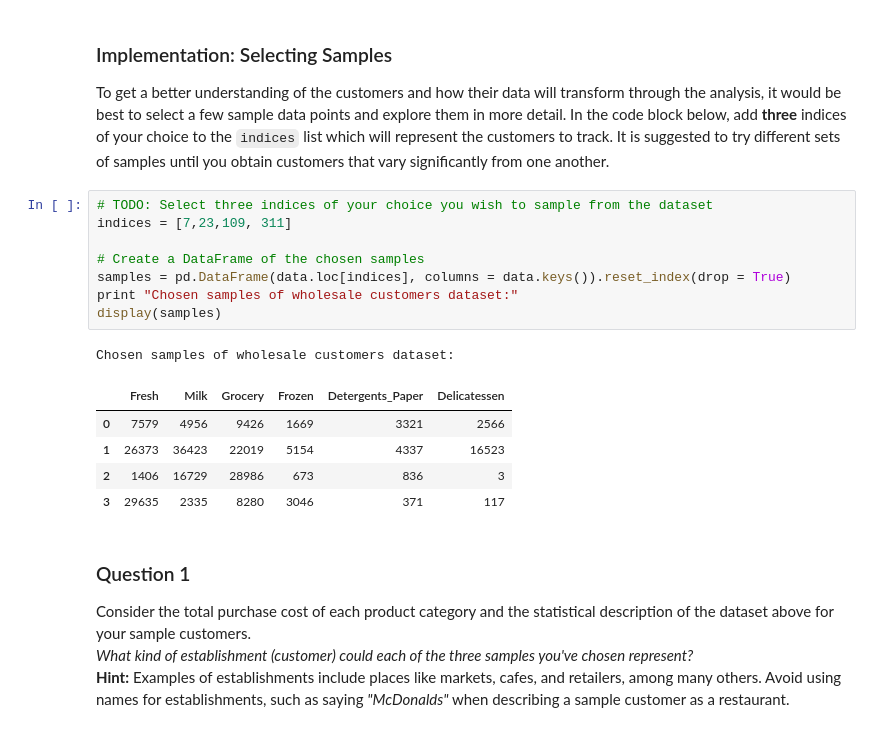
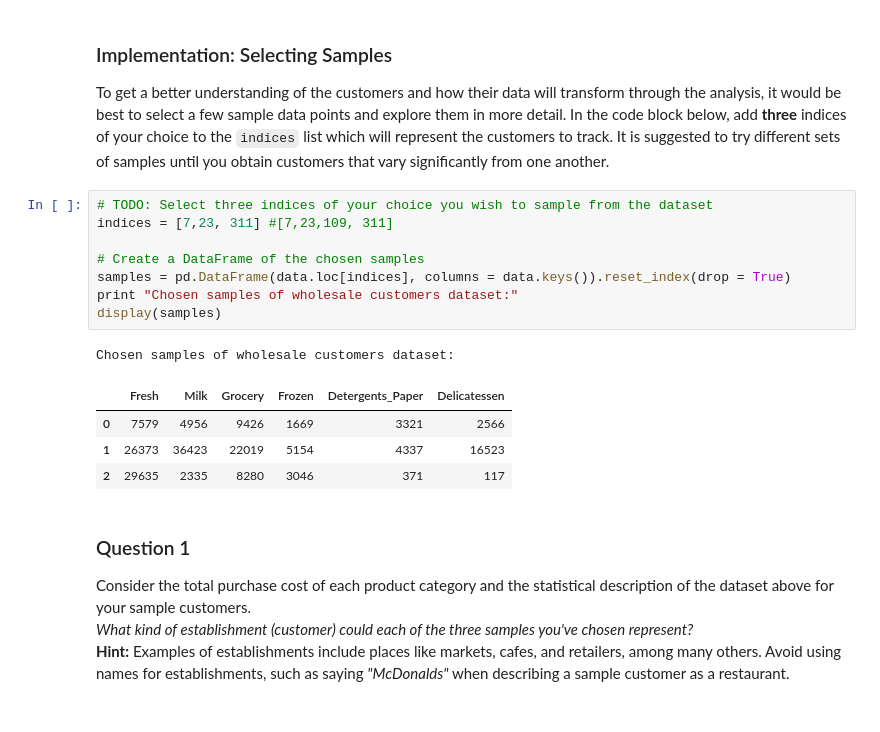
Before and after one commit to alpha-ibrahim/Udacity-machine-learning-engineer, a Jupyter notebook: customer_segments/customer_segments.ipynb, the cells around one changed output. Saved outputs shown, nothing was run; the diff lists cells and outputs as text.

```diff
--- a/customer_segments/customer_segments.ipynb
+++ b/customer_segments/customer_segments.ipynb
@@ -61,19 +61,18 @@ display(data.describe())
 To get a better understanding of the customers and how their data will transform through the analysis, it would be best to select a few sample data points and explore them in more detail. In the code block below, add **three** indices of your choice to the `indices` list which will represent the customers to track. It is suggested to try different sets of samples until you obtain customers that vary significantly from one another.
 # %%
 # TODO: Select three indices of your choice you wish to sample from the dataset
-indices = [7,23,109, 311]
+indices = [7,23, 311] #[7,23,109, 311]
 
 # Create a DataFrame of the chosen samples
 samples = pd.DataFrame(data.loc[indices], columns = data.keys()).reset_index(drop = True)
 print "Chosen samples of wholesale customers dataset:"
 display(samples)
 # %% [output]
 Chosen samples of wholesale customers dataset:
 |  | Fresh | Milk | Grocery | Frozen | Detergents_Paper | Delicatessen |
 | 0 | 7579 | 4956 | 9426 | 1669 | 3321 | 2566 |
 | 1 | 26373 | 36423 | 22019 | 5154 | 4337 | 16523 |
-| 2 | 1406 | 16729 | 28986 | 673 | 836 | 3 |
-| 3 | 29635 | 2335 | 8280 | 3046 | 371 | 117 |
+| 2 | 29635 | 2335 | 8280 | 3046 | 371 | 117 |
 # %% [markdown]
 ### Question 1
 Consider the total purchase cost of each product category and the statistical description of the dataset above for your sample customers.
```
Also changed, not shown: parts of 18 cells of this notebook, 1 other file.
